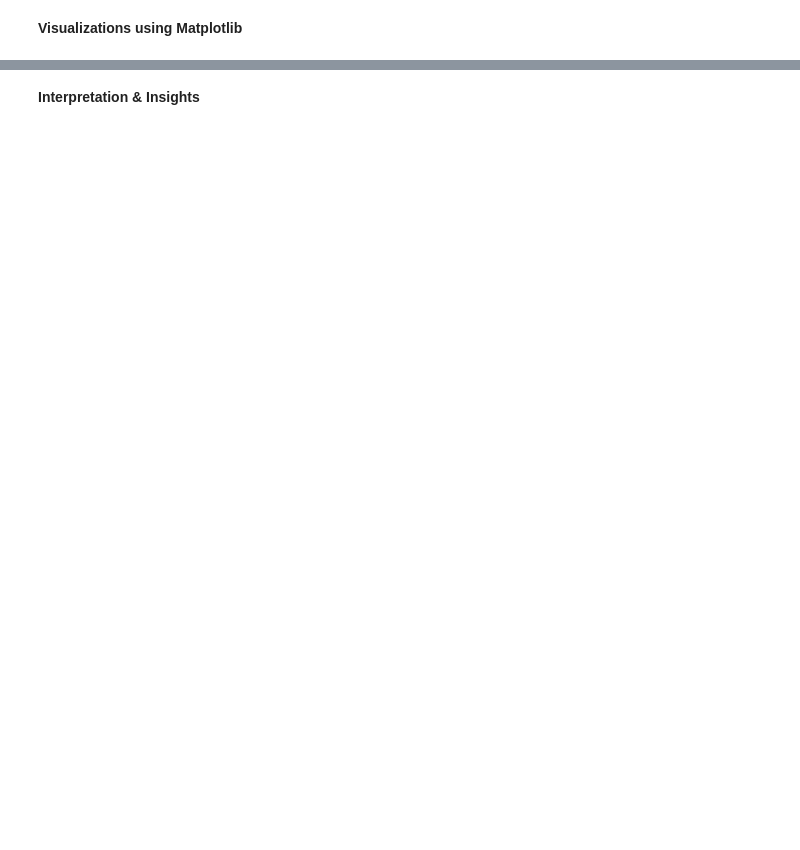
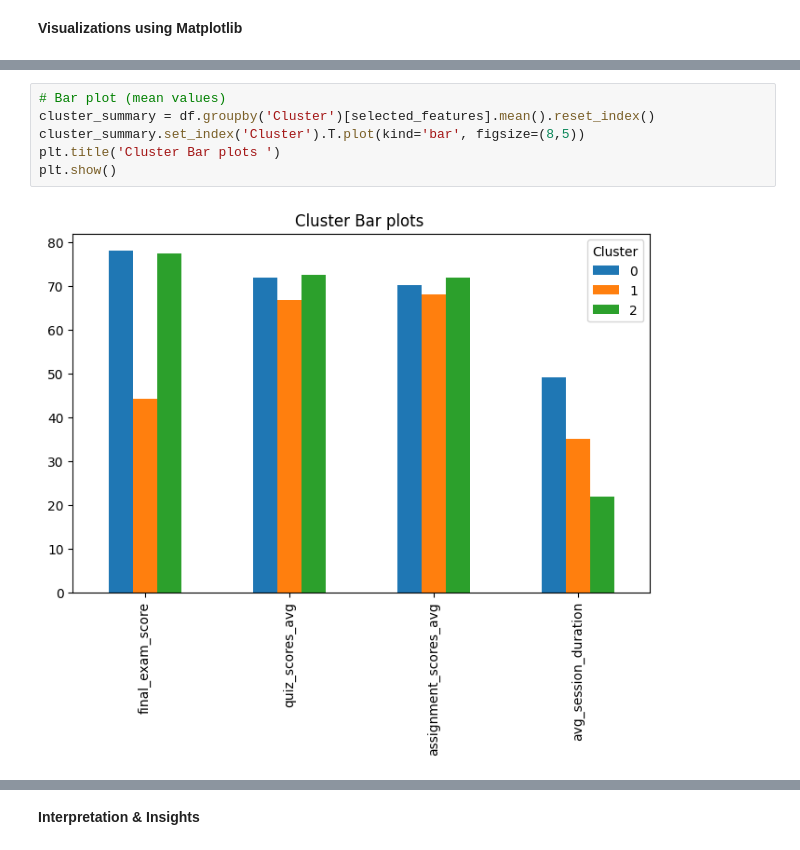
Before and after one commit to SamikshaBobade/Study-Track-AI-based-Student-Study-Habit-Recommender, a Jupyter notebook: Milestone_2_Clustering/clustering.ipynb, the cells around one changed output, grey strips where cells are left out. Saved outputs shown, nothing was run; the diff lists cells and outputs as text; blank space fills up the shorter version.

```diff
--- a/Milestone_2_Clustering/clustering.ipynb
+++ b/Milestone_2_Clustering/clustering.ipynb
@@ -151,0 +141,8 @@ plt.show()
+# %%
+# Bar plot (mean values)
+cluster_summary = df.groupby('Cluster')[selected_features].mean().reset_index()
+cluster_summary.set_index('Cluster').T.plot(kind='bar', figsize=(8,5))
+plt.title('Cluster Bar plots ')
+plt.show()
+# %% [output]
+[figure, added]
```
Also changed, not shown: parts of 12 cells of this notebook.
